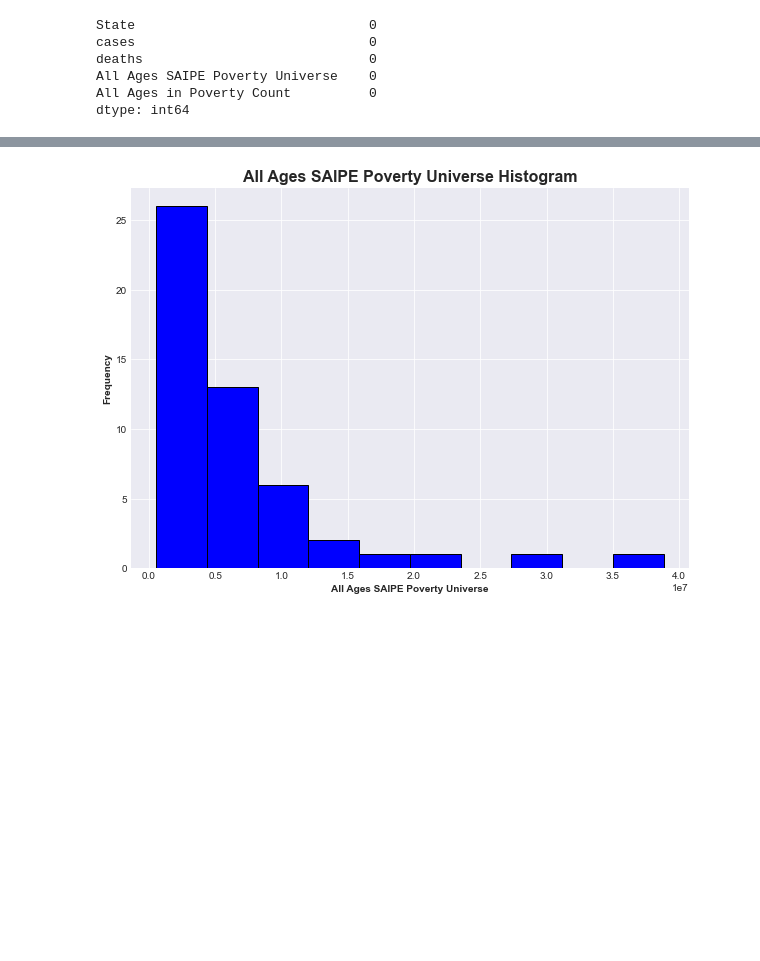
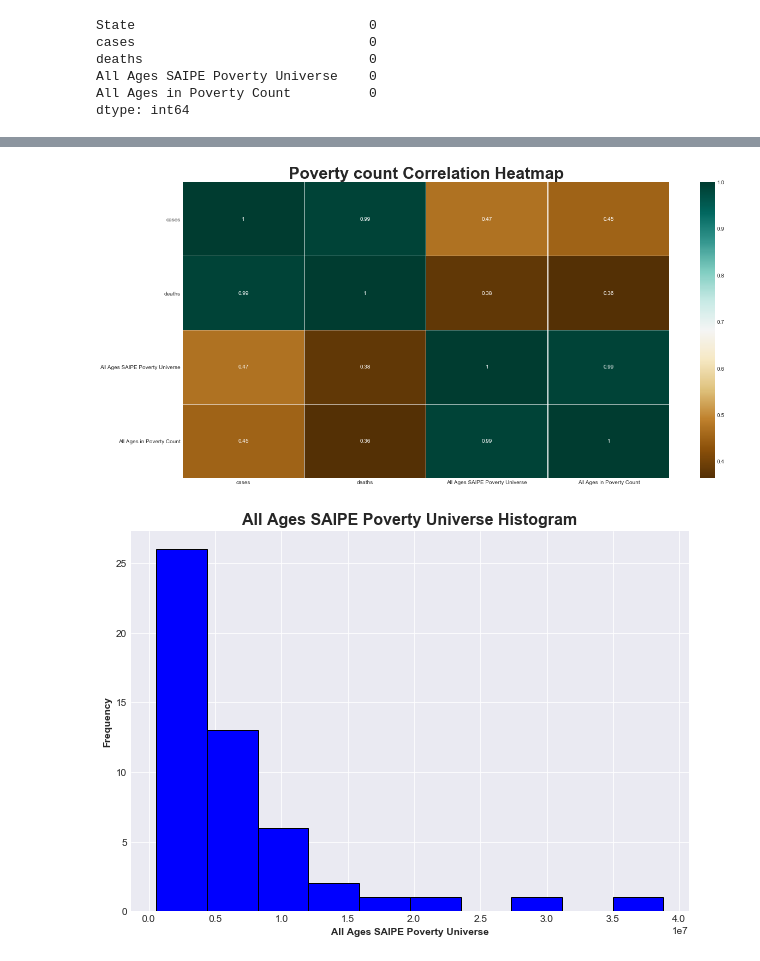
Before and after one commit to aakula7/Health-Literacy-COVID19, a Jupyter notebook: Income/clean data/Poverty/Linear Regression.ipynb, the cells around one changed output, grey strips where cells are left out. Saved outputs shown, nothing was run; the diff lists cells and outputs as text; code cells hidden in the pictures; blank space fills up the shorter version.

Commit message:
poverty count correlation

```diff
--- a/Income/clean data/Poverty/Linear Regression.ipynb
+++ b/Income/clean data/Poverty/Linear Regression.ipynb
@@ -91,3 +91,6 @@ deaths                             0
 All Ages SAIPE Poverty Universe    0
 All Ages in Poverty Count          0
 dtype: int64
+# %%
+corr = COVIDPovCount.corr()
+corr
@@ -94,3 +103,9 @@ dtype: int64
+# %%
+plt.figure(figsize = (20,10))
+sns.heatmap(corr, cmap = 'BrBG', annot = True, linewidths = 0.5)
+plt.title('Poverty count Correlation Heatmap', fontweight = 'bold', fontsize = 30);
+# %% [output]
+[figure, added]
 # %%
 plt.style.use('seaborn-darkgrid')
 
```
Also changed, not shown: parts of 9 cells of this notebook.
